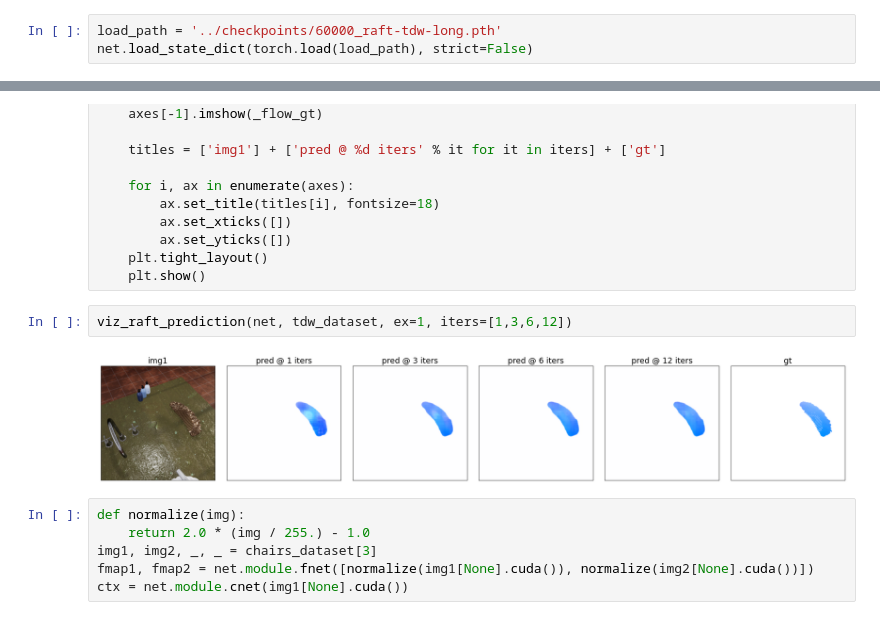
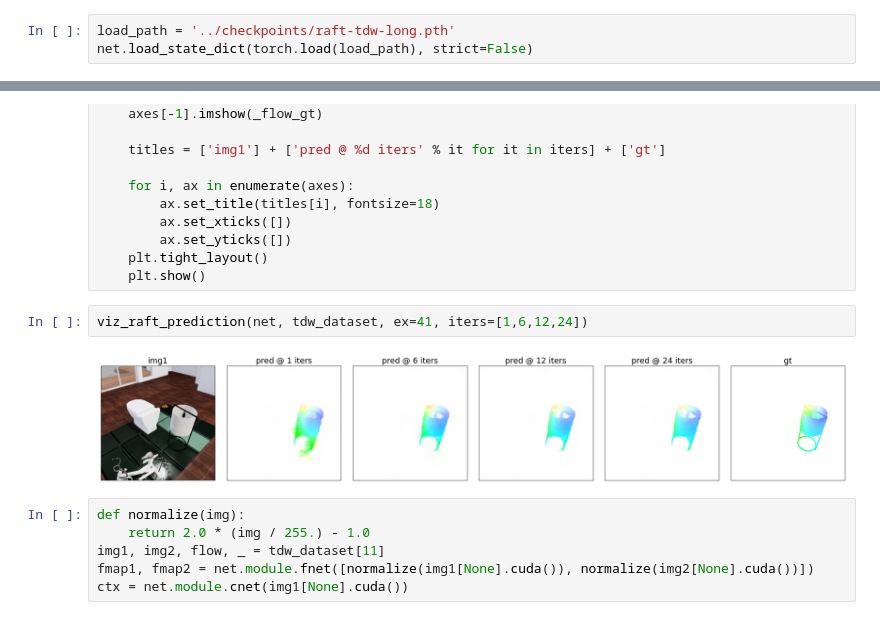
Before and after one commit to neuroailab/RAFT, a Jupyter notebook: notebooks/TDW_dataloading_020522.ipynb, the cells around one changed output, grey strips where cells are left out. Cells and saved outputs as stored; diff of their text form.

Commit message:
isolating why we need 6+ iters

```diff
--- a/notebooks/TDW_dataloading_020522.ipynb
+++ b/notebooks/TDW_dataloading_020522.ipynb
@@ -144,5 +138,5 @@ net = torch.nn.DataParallel(RAFT(args))
 # %%
-load_path = '../checkpoints/60000_raft-tdw-long.pth'
+load_path = '../checkpoints/raft-tdw-long.pth'
 net.load_state_dict(torch.load(load_path), strict=False)
 # %% [output]
 <All keys matched successfully>
@@ -192,12 +187,12 @@ def viz_raft_prediction(model, dataset, ex=0, iters=[1,12,24]):
     plt.tight_layout()
     plt.show()
 # %%
-viz_raft_prediction(net, tdw_dataset, ex=1, iters=[1,3,6,12])
+viz_raft_prediction(net, tdw_dataset, ex=41, iters=[1,6,12,24])
 # %% [output]
-[figure, old version]
+[figure, new version]
 # %%
 def normalize(img):
     return 2.0 * (img / 255.) - 1.0
-img1, img2, _, _ = chairs_dataset[3]
+img1, img2, flow, _ = tdw_dataset[11]
 fmap1, fmap2 = net.module.fnet([normalize(img1[None].cuda()), normalize(img2[None].cuda())])
 ctx = net.module.cnet(img1[None].cuda())
```
Also changed, not shown: parts of 12 cells of this notebook, 4 other files.
